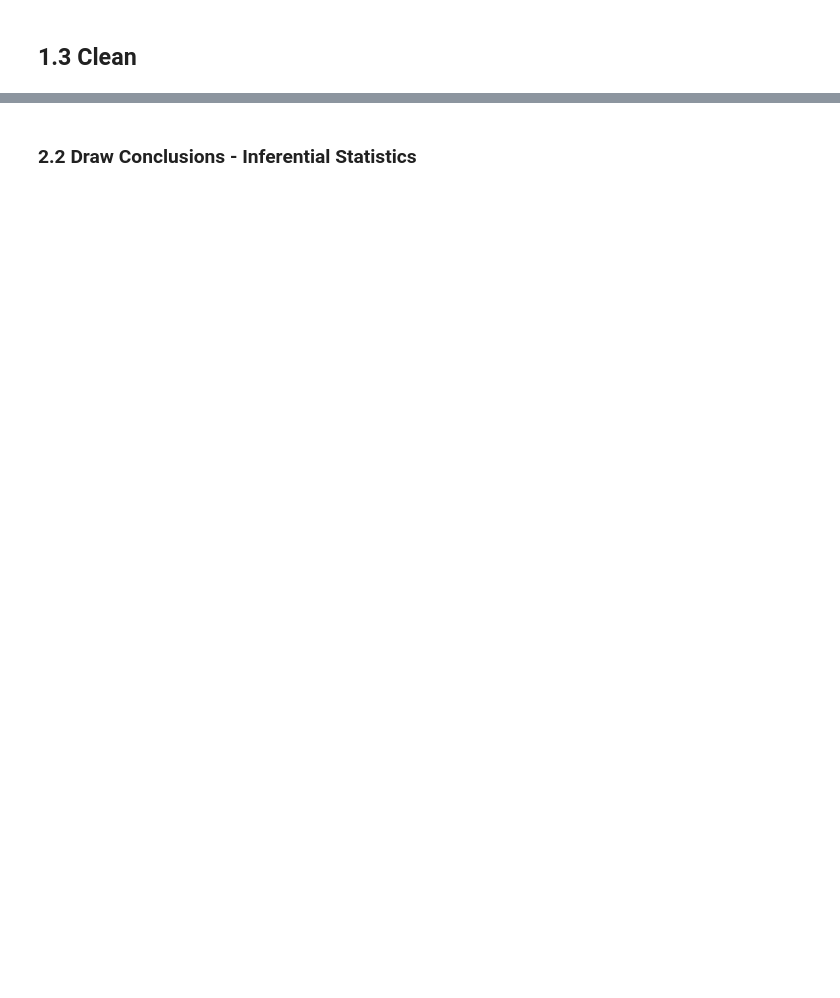
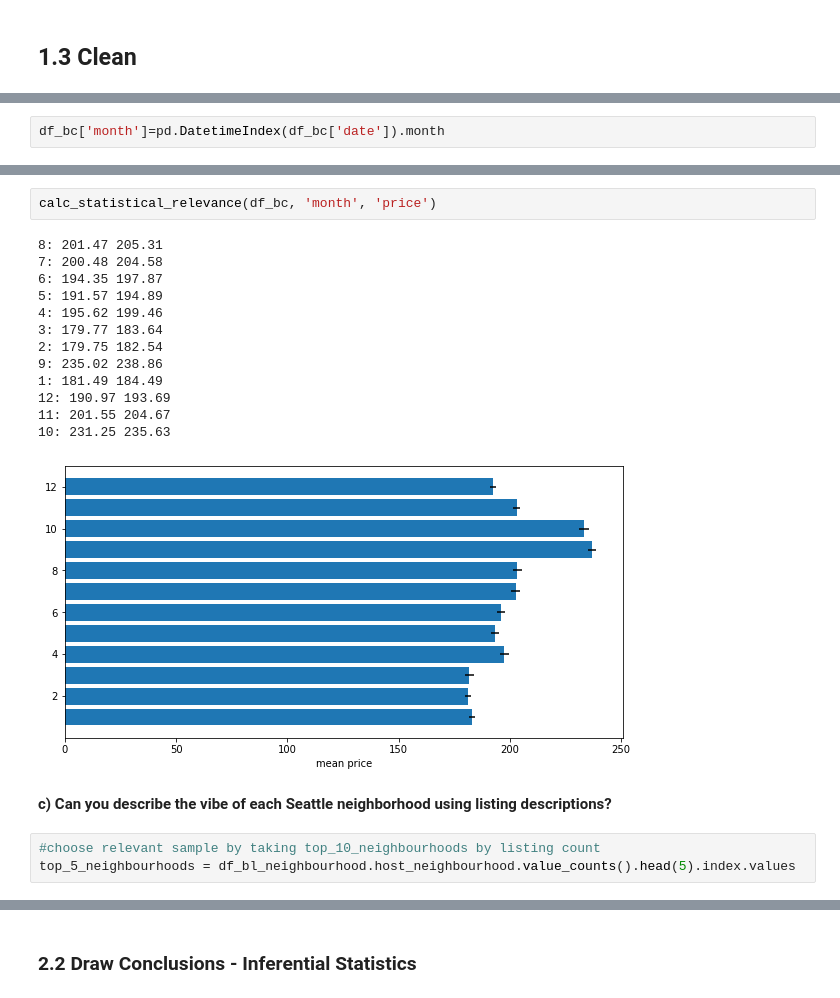
Before and after one commit to ArminSedlmeyrBMW/Udacity-Project-Write-a-Data-Science-Blog-Post, a Jupyter notebook: Project - Write a Data Science Blog Post.ipynb, the cells around one changed output, grey strips where cells are left out. Cells and saved outputs as stored; diff of their text form; blank space fills up the shorter version.

```diff
--- a/Project - Write a Data Science Blog Post.ipynb
+++ b/Project - Write a Data Science Blog Post.ipynb
@@ -120,0 +307,2 @@ json
+# %%
+df_bc['month']=pd.DatetimeIndex(df_bc['date']).month
@@ -131,0 +687,21 @@ json
+# %%
+calc_statistical_relevance(df_bc, 'month', 'price')
+# %% [output]
+8: 201.47 205.31
+7: 200.48 204.58
+6: 194.35 197.87
+5: 191.57 194.89
+4: 195.62 199.46
+3: 179.77 183.64
+2: 179.75 182.54
+9: 235.02 238.86
+1: 181.49 184.49
+12: 190.97 193.69
+11: 201.55 204.67
+10: 231.25 235.63
+[figure, added]
+# %% [markdown]
+**c) Can you describe the vibe of each Seattle neighborhood using listing descriptions?**
+# %%
+#choose relevant sample by taking top_10_neighbourhoods by listing count
+top_5_neighbourhoods = df_bl_neighbourhood.host_neighbourhood.value_counts().head(5).index.values
```
Also changed, not shown: parts of 62 cells of this notebook, 3 other files.
